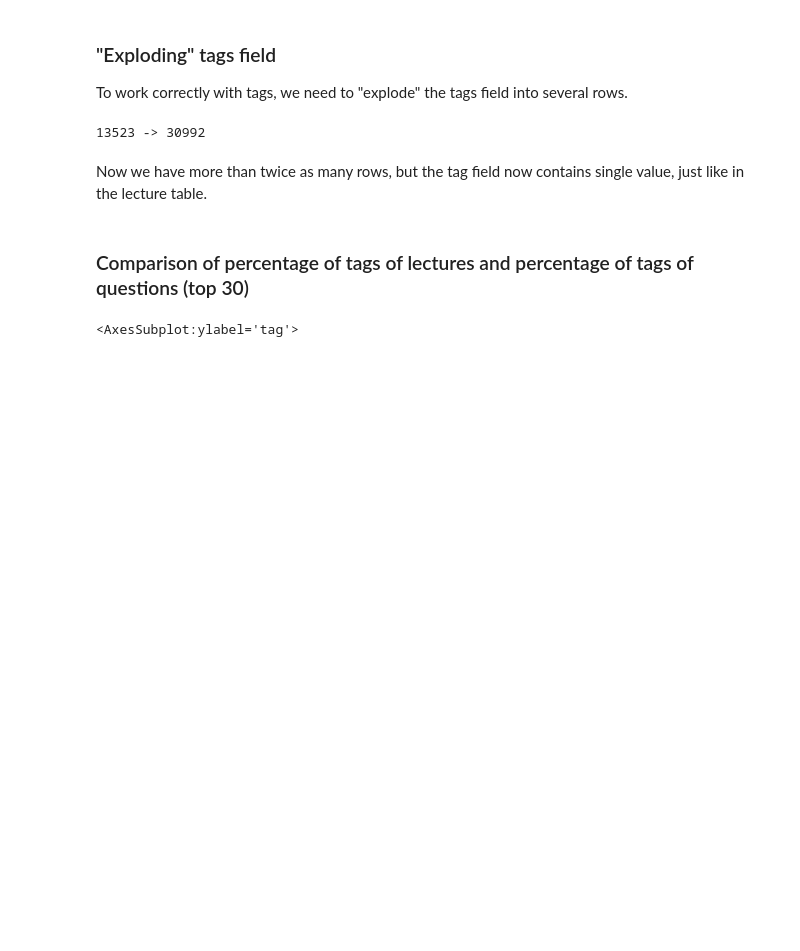
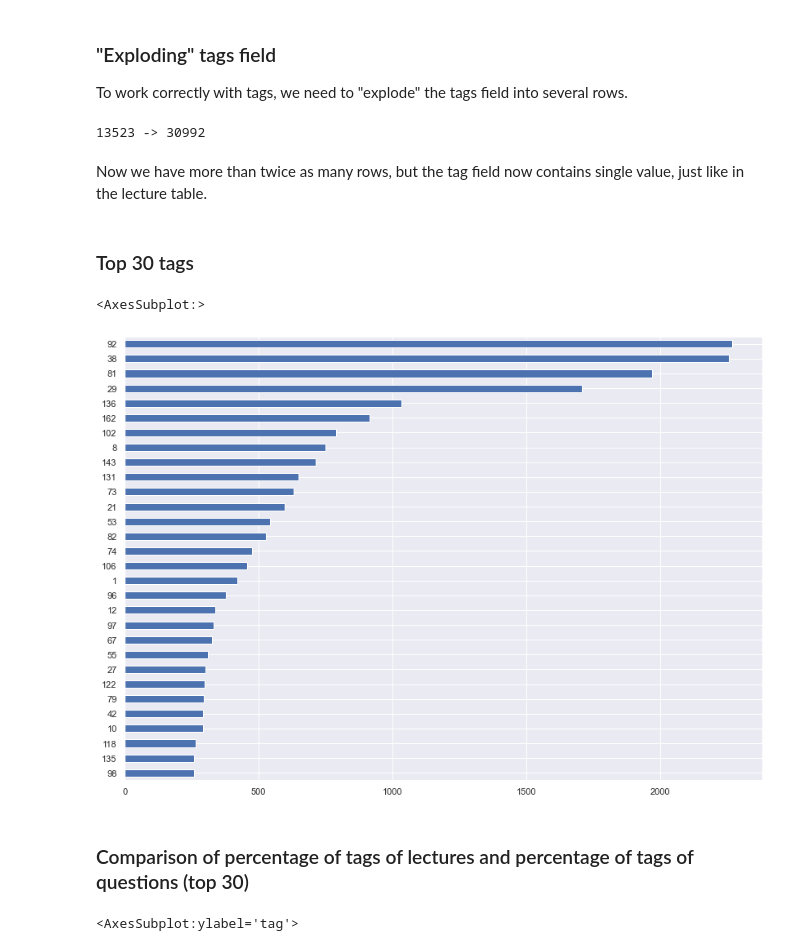
Before and after one commit to dmitryilyn/MIPT, a Jupyter notebook: Python/HW/02_RIIID/09_RIIID_HW.ipynb, the cells around one changed output. Drawn from its saved outputs; the diff is of its cells as text; code cells hidden in the pictures; blank space fills up the shorter version.

```diff
--- a/Python/HW/02_RIIID/09_RIIID_HW.ipynb
+++ b/Python/HW/02_RIIID/09_RIIID_HW.ipynb
@@ -2,7 +2,7 @@
 import pandas as pd
 import seaborn as sns
 # %%
-sns.set(rc = {'figure.figsize':(14, 10)}
+sns.set(rc = {'figure.figsize':(14, 10)})
 # %% [markdown]
 # 1. Train table
 
@@ -448,6 +448,15 @@ print(questions.shape[0], '->', questions_exp.shape[0])
 13523 -> 30992
 # %% [markdown]
 Now we have more than twice as many rows, but the tag field now contains single value, just like in the lecture table.
+# %% [markdown]
+### Top 30 tags
+# %%
+questions_counts_by_tag = questions_exp['tag'].value_counts().sort_values(ascending=True).tail(30)
+# %%
+questions_counts_by_tag.plot(kind='barh')
+# %% [output]
+<AxesSubplot:>
+[figure, added]
 # %% [markdown]
 ### Comparison of percentage of tags of lectures and percentage of tags of questions (top 30)
 # %%
```
Also changed, not shown: parts of 1 cell of this notebook.
